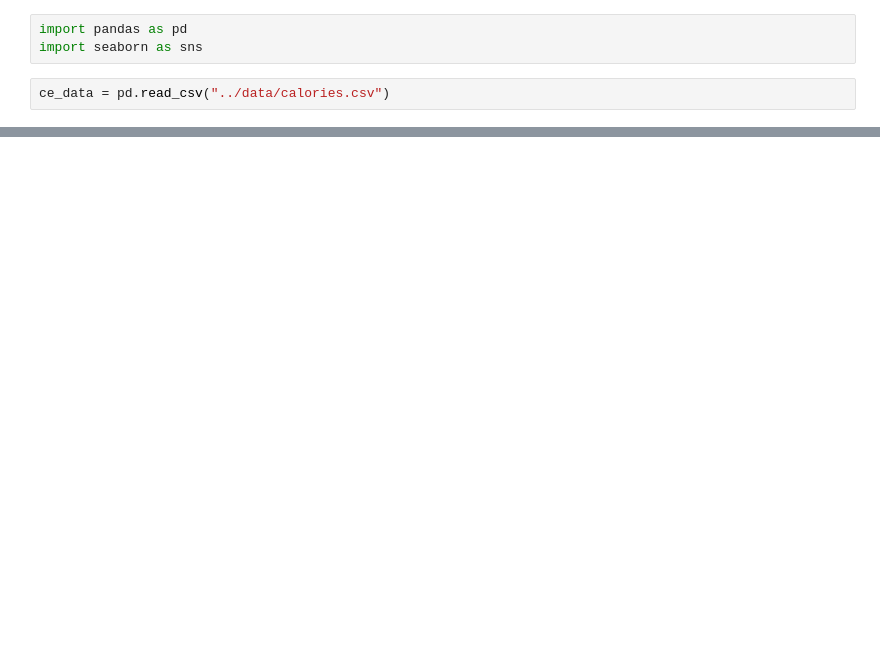
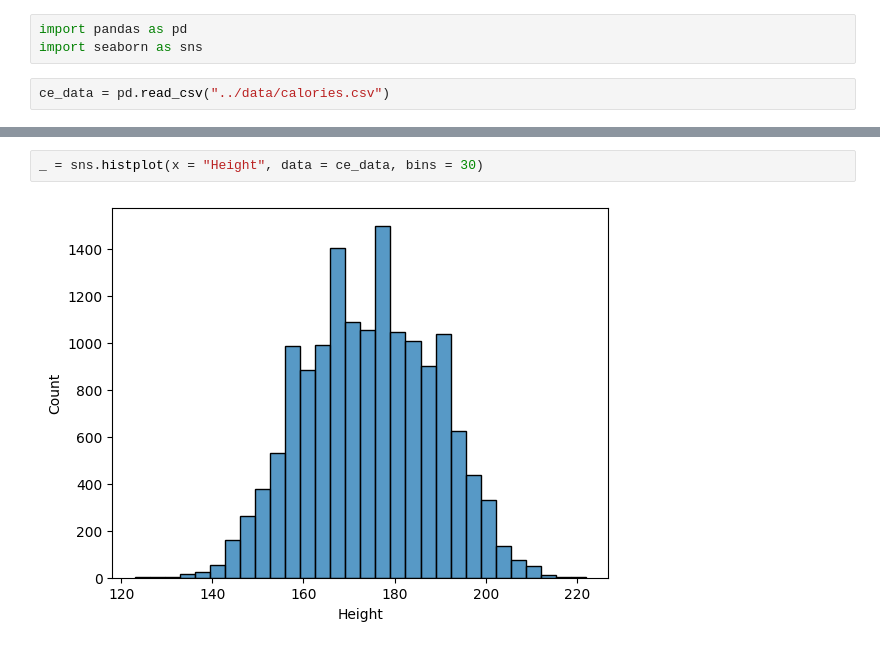
Before and after one commit to Mkranj/ML_calories_burned, a Jupyter notebook: scripts/eda.ipynb, the cells around one changed output, grey strips where cells are left out. Saved outputs shown, nothing was run; the diff lists cells and outputs as text; blank space fills up the shorter version.

```diff
--- a/scripts/eda.ipynb
+++ b/scripts/eda.ipynb
@@ -23,0 +46,4 @@ sns.countplot(ce_data.Gender, orient = "h")
+# %%
+_ = sns.histplot(x = "Height", data = ce_data, bins = 30)
+# %% [output]
+[figure, added]
```
Also changed, not shown: parts of 15 cells of this notebook.
